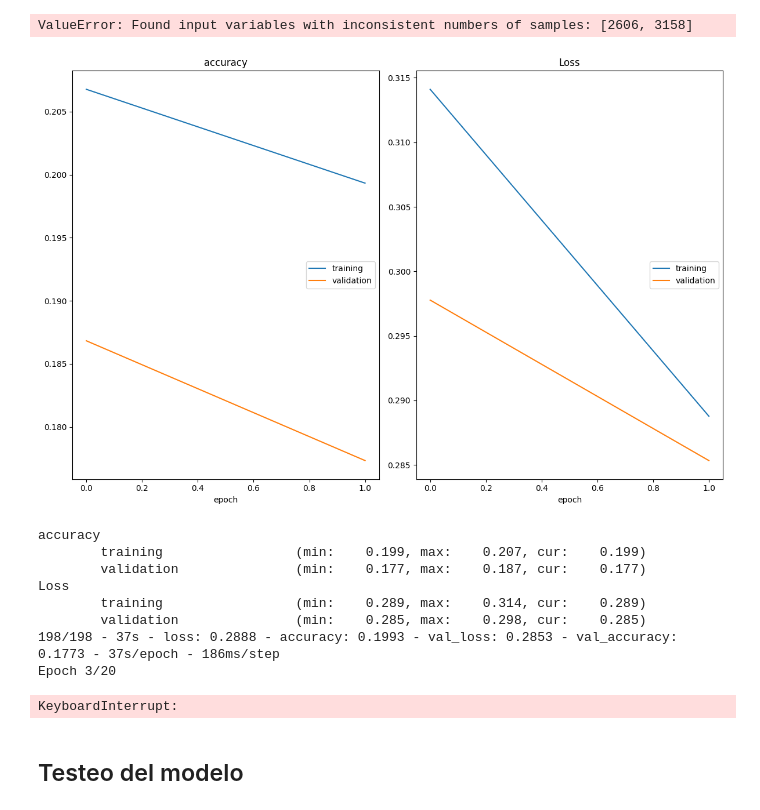
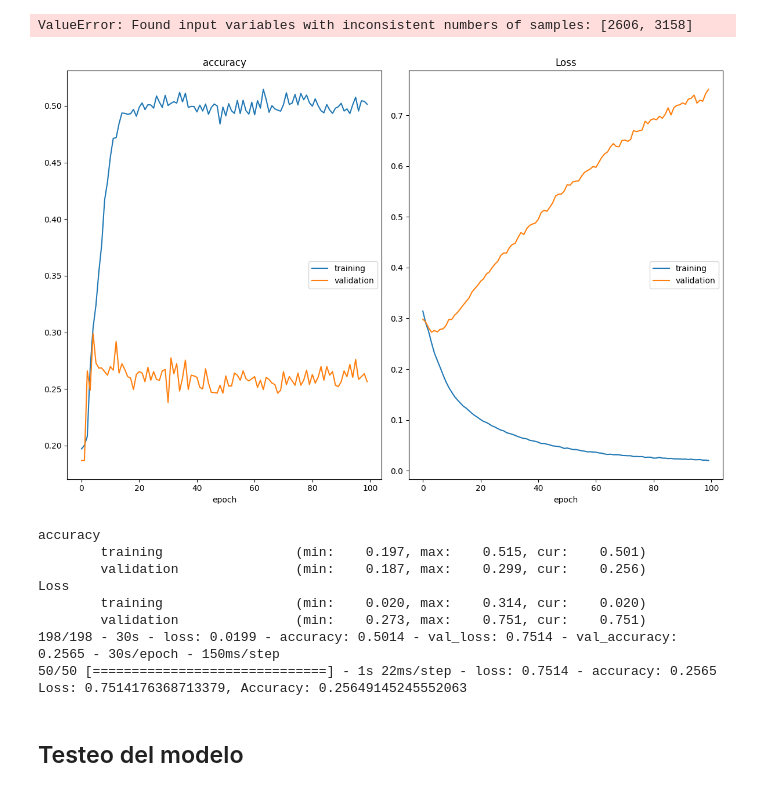
Before and after one commit to diegoalejop/MIAD_NLP_2024, a Jupyter notebook: Semana 7/S7P1_proyecto2.ipynb, the cells around one changed output. Saved outputs shown, nothing was run; the diff lists cells and outputs as text; code cells hidden in the pictures.

```diff
--- a/Semana 7/S7P1_proyecto2.ipynb
+++ b/Semana 7/S7P1_proyecto2.ipynb
@@ -311,44 +330,44 @@ from keras.layers import Embedding, LSTM, Dense
 from keras.callbacks import EarlyStopping
 
 # Preprocesamiento de texto
 tokenizer = Tokenizer(num_words=5000)
 tokenizer.fit_on_texts(dataTraining['plot_lemmatized'])
 X_sequences = tokenizer.texts_to_sequences(dataTraining['plot_lemmatized'])
 X_padded = pad_sequences(X_sequences, maxlen=100)
 
 # División en conjuntos de entrenamiento y prueba
 X_train, X_test, y_train, y_test = train_test_split(X_padded, y_genres, test_size=0.2, random_state=42)
 
 K.clear_session()
 # Construcción del modelo
 model = Sequential()
 model.add(Embedding(5000, 128, input_length=100))
 model.add(Conv1D(filters=64, kernel_size=3, padding='same', activation='relu'))
 model.add(MaxPooling1D(pool_size=2))
 model.add(Dropout(0.5))  # Dropout del 50%
 model.add(LSTM(128, dropout=0.2, recurrent_dropout=0.2))
 model.add(Dense(y_genres.shape[1], activation='sigmoid'))
 
 model.compile(loss='binary_crossentropy', optimizer='adam', metrics=['accuracy'])
 
 # Entrenamiento del modelo
 early_stopping = EarlyStopping(monitor='val_loss', patience=3, restore_best_weights=True)
-model.fit(X_train, y_train, epochs=20, batch_size=32, validation_data=(X_test, y_test), verbose=2, callbacks=[early_stopping, PlotLossesKeras()])
+model.fit(X_train, y_train, epochs=100, batch_size=32, validation_data=(X_test, y_test), verbose=2, callbacks=[PlotLossesKeras()])
 
 # Evaluación del modelo
 loss, accuracy = model.evaluate(X_test, y_test)
 print(f'Loss: {loss}, Accuracy: {accuracy}')
 # %% [output]
-[figure, old version]
+[figure, new version]
 accuracy
-        training                 (min:    0.199, max:    0.207, cur:    0.199)
-        validation               (min:    0.177, max:    0.187, cur:    0.177)
+        training                 (min:    0.197, max:    0.515, cur:    0.501)
+        validation               (min:    0.187, max:    0.299, cur:    0.256)
 Loss
-        training                 (min:    0.289, max:    0.314, cur:    0.289)
-        validation               (min:    0.285, max:    0.298, cur:    0.285)
-198/198 - 37s - loss: 0.2888 - accuracy: 0.1993 - val_loss: 0.2853 - val_accuracy: 0.1773 - 37s/epoch - 186ms/step
-Epoch 3/20
+        training                 (min:    0.020, max:    0.314, cur:    0.020)
+        validation               (min:    0.273, max:    0.751, cur:    0.751)
+198/198 - 30s - loss: 0.0199 - accuracy: 0.5014 - val_loss: 0.7514 - val_accuracy: 0.2565 - 30s/epoch - 150ms/step
+50/50 [==============================] - 1s 22ms/step - loss: 0.7514 - accuracy: 0.2565
+Loss: 0.7514176368713379, Accuracy: 0.25649145245552063
-KeyboardInterrupt:
 # %% [markdown]
 ## Testeo del modelo
 # %%
```
Also changed, not shown: parts of 2 cells of this notebook.
